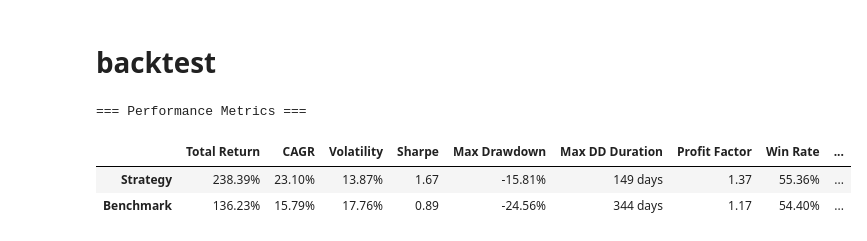
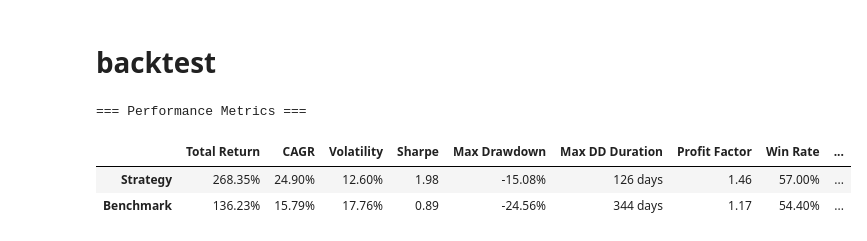
Before and after one commit to Xin95172/Quant, a Jupyter notebook: projects/workStrategy/TX/TX.ipynb, the cells around one changed output. Drawn from its saved outputs; the diff is of its cells as text; code cells hidden in the pictures.

```diff
--- a/projects/workStrategy/TX/TX.ipynb
+++ b/projects/workStrategy/TX/TX.ipynb
@@ -267,10 +267,10 @@ analyzer.indicator_US_bond(indicator='near_yield_vol', demean=True)
 # %% [markdown]
 # backtest
 # %%
-analyzer.backtest(factors=['yield_shock', 'near_yield_vol', 'near_inversion', 'holiday', 'technical'])
+analyzer.backtest()
 # %% [output]
 === Performance Metrics ===
 |  | Total Return | CAGR | Volatility | Sharpe | Max Drawdown | Max DD Duration | Profit Factor | Win Rate | ... |
-| Strategy | 238.39% | 23.10% | 13.87% | 1.67 | -15.81% | 149 days | 1.37 | 55.36% | ... |
+| Strategy | 268.35% | 24.90% | 12.60% | 1.98 | -15.08% | 126 days | 1.46 | 57.00% | ... |
 | Benchmark | 136.23% | 15.79% | 17.76% | 0.89 | -24.56% | 344 days | 1.17 | 54.40% | ... |
 [interactive output not drawn]
```
Also changed, not shown: 1 other file.
